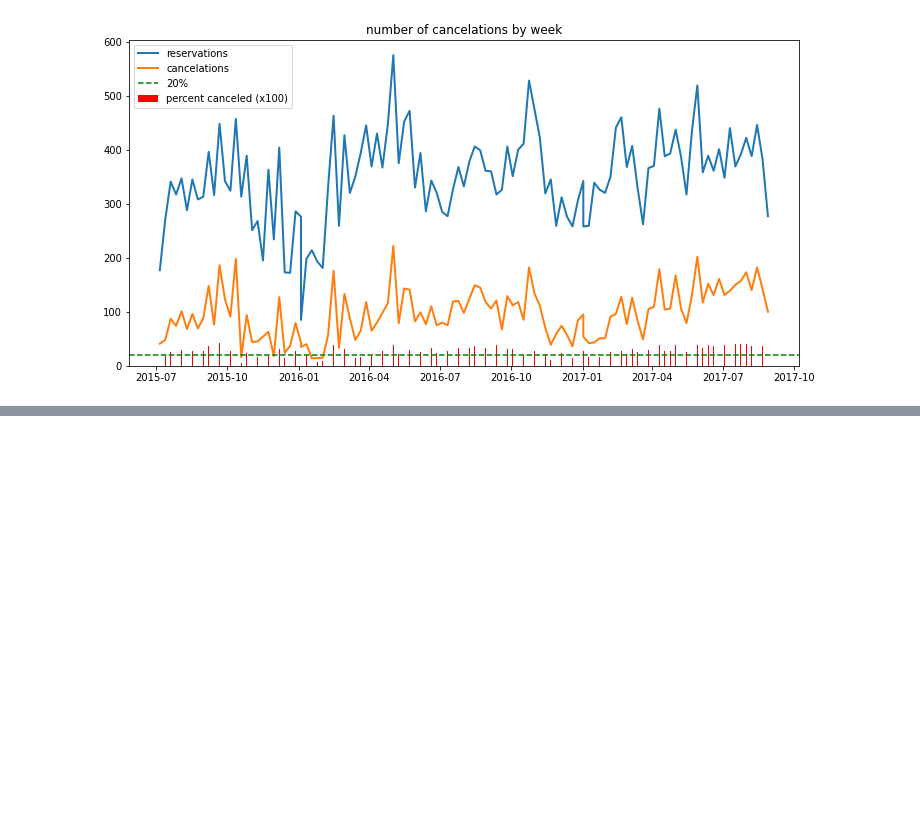
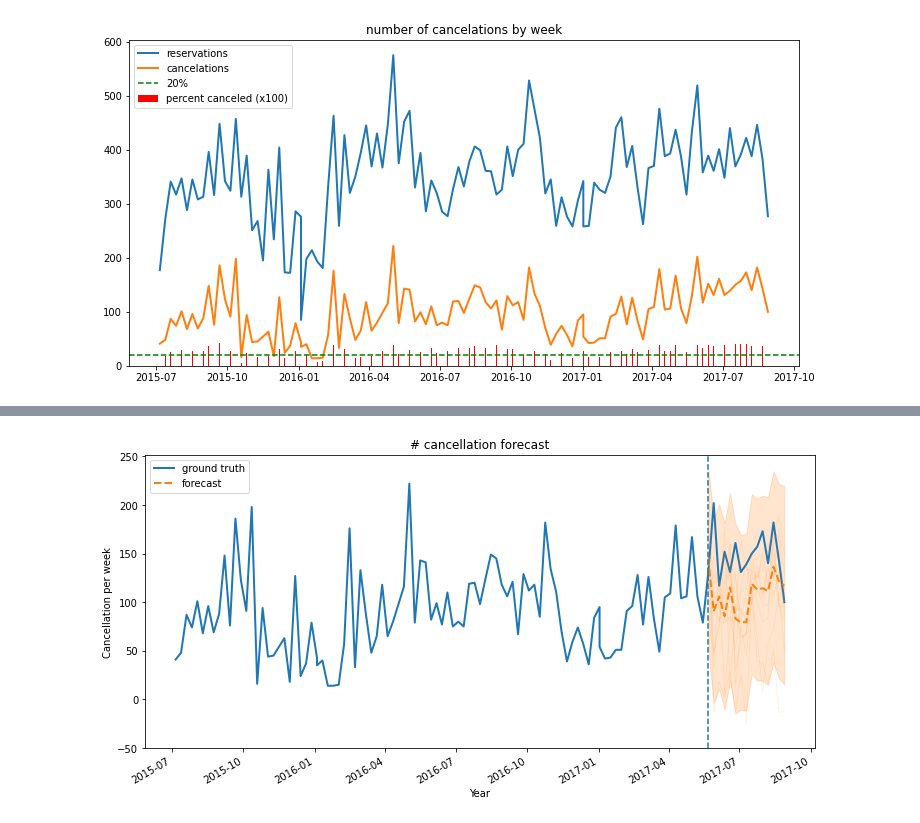
Before and after one commit to zbenmo/time-series-modeling-with-tensorflow-probability, a Jupyter notebook: Part-I-Hotel Cancelations.ipynb, the cells around one changed output, grey strips where cells are left out. Cells and saved outputs as stored; diff of their text form; code cells hidden in the pictures; blank space fills up the shorter version.

```diff
--- a/Part-I-Hotel Cancelations.ipynb
+++ b/Part-I-Hotel Cancelations.ipynb
@@ -142,0 +149,13 @@ Do not pass `graph_parents`.  They will  no longer be used.
+# %%
+forecast_dist = tfp.sts.forecast(
+    cancellation_model,
+    observed_time_series=train_data,
+    parameter_samples=q_samples,
+    num_steps_forecast=num_forecast_steps)
+# %%
+num_samples=10
+
+forecast_mean, forecast_scale, forecast_samples = (
+    forecast_dist.mean().numpy()[..., 0],
+    forecast_dist.stddev().numpy()[..., 0],
+    forecast_dist.sample(num_samples).numpy()[..., 0])
@@ -142,0 +205,16 @@ Do not pass `graph_parents`.  They will  no longer be used.
+# %%
+the_dates = time_series_h1['ArrivalDate']
+
+fig, ax = plot_forecast(
+    the_dates, time_series_h1['count_canceled'],
+    forecast_mean, forecast_scale, forecast_samples,
+    x_locator=year_loc,
+    x_formatter=year_fmt,
+    title="# cancellation forecast")
+ax.axvline(the_dates.iloc[-num_forecast_steps], linestyle="--")
+ax.legend(loc="upper left")
+ax.set_ylabel("Cancellation per week")
+ax.set_xlabel("Year")
+fig.autofmt_xdate()
+# %% [output]
+[figure, added]
```
Also changed, not shown: parts of 13 cells of this notebook, 1 other file.
